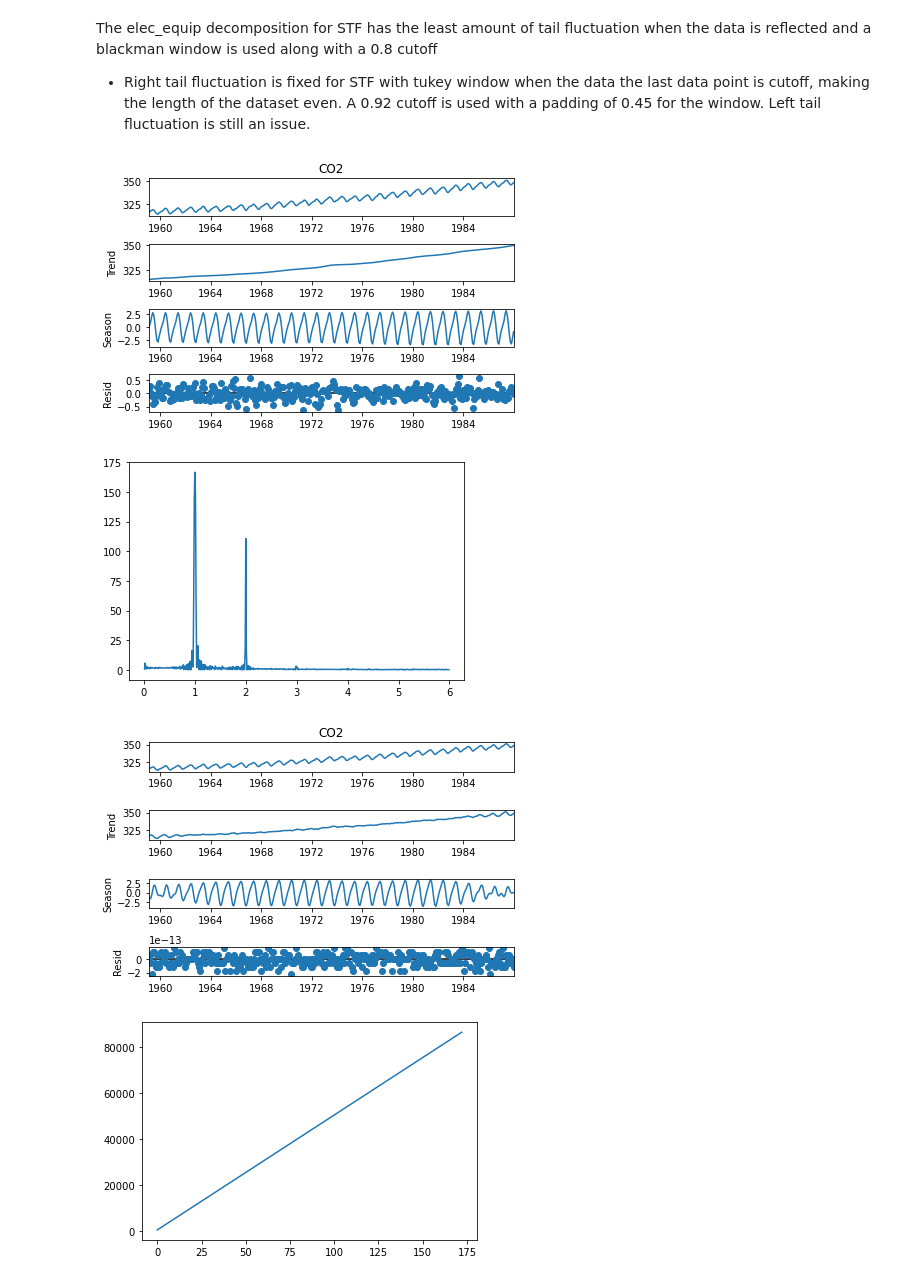
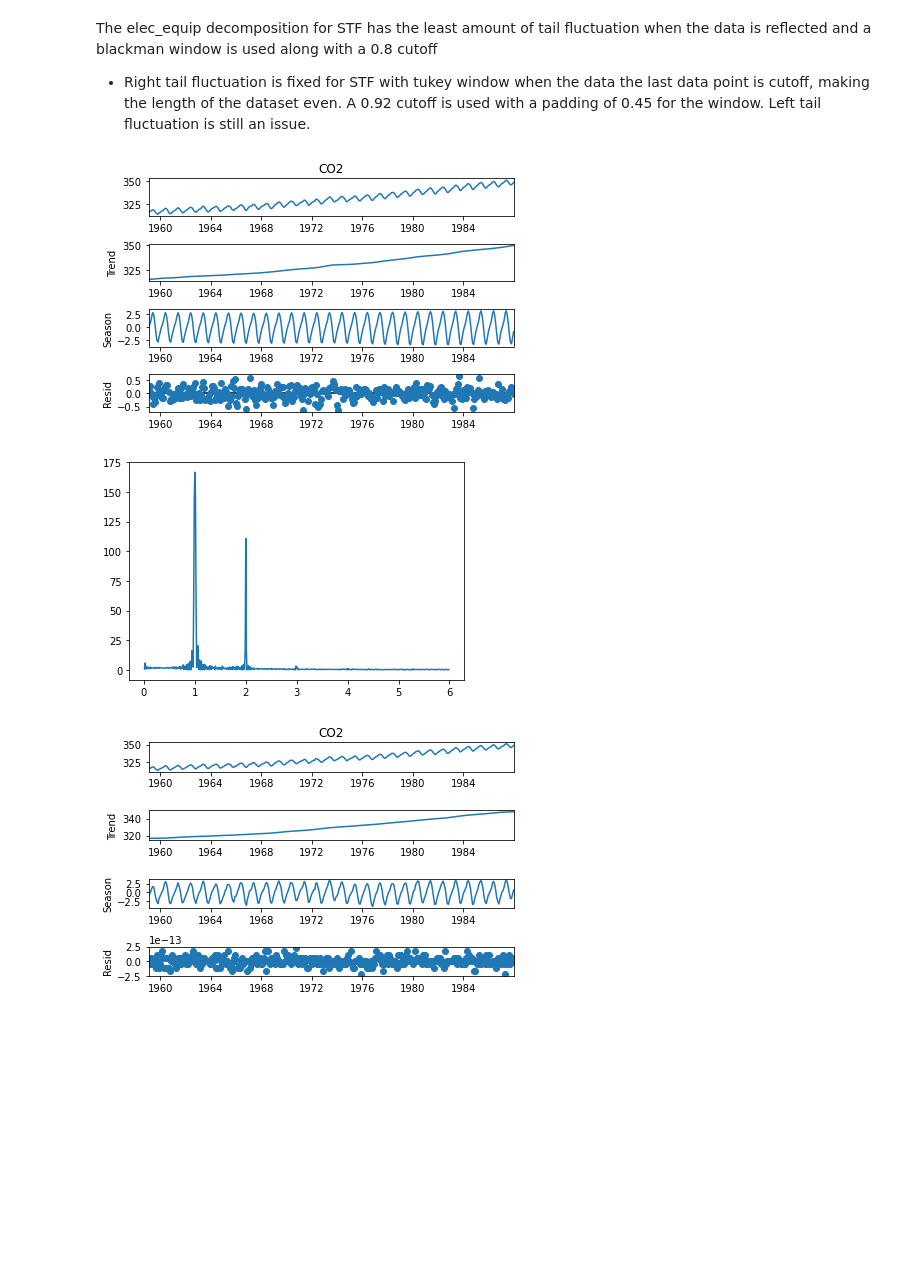
Before and after one commit to thodson-usgs/stf-decomposition, a Jupyter notebook: notebooks/02_stf_vs_stl.ipynb, the cells around one changed output. Drawn from its saved outputs; the diff is of its cells as text; code cells hidden in the pictures; blank space fills up the shorter version.

```diff
--- a/notebooks/02_stf_vs_stl.ipynb
+++ b/notebooks/02_stf_vs_stl.ipynb
@@ -10,6 +10,7 @@ from scipy.signal import get_window
 from sklearn.metrics import mean_squared_error
 import math
 import warnings
+import copy
 warnings.filterwarnings("ignore")
 class STF_reflected:
 
@@ -46,41 +47,28 @@ class STF_reflected:
         n = len(reflected)
         #Compute FFT
         fhat = np.fft.fft(reflected, n)
+        fhat_seasonal = copy.copy(fhat)
 
-        # Power Spectrum
-        PSD = fhat * np.conj(fhat) / n
 
         if self.window == "tukey":
             window = signal.tukey(len(reflected), alpha = self.pad)
         else:
             window = get_window(self.window, len(reflected))
 
-        PSD = PSD*window
-
-
         # X axis of freqs
         freq = (1 / (dt*n)) * np.arange(n)
 
-        # Plotting first half
-        L = np.arange(1, np.floor(n/2), dtype = 'int')
-        plt.figure()
-        plt.plot(freq[L], PSD[L])
-        plt.show()
+        # Apply window to freqs
+        freq = freq*window
 
-        # Use the PSD to filter out noise
-        # Filter out freqs with low power
-        peaks = int(np.quantile(PSD, self.cutoff))
-        indices = PSD < peaks
-        #indices = indices[int(half):(n + int(half))]
+        # Filter freqs for trend (low pass filter)
+        fhat[freq > 0.02] = 0
 
-        # Zero out small Fourier coefs
-        fhat_clean = indices * fhat
+        # Filter freqs for seasonal (high pass filter)
+        fhat_seasonal[freq <= 0.02] = 0
+
         # Inverse FFT for filtered time signal
-        ffilt = np.fft.ifft(fhat_clean)
-
-        # Filter out freqs with high power
-        indices_seasonal = PSD >= peaks
-        fhat_seasonal = indices_seasonal * fhat
+        ffilt = np.fft.ifft(fhat)
         ffilt_seasonal = np.fft.ifft(fhat_seasonal)
 
         ffilt = ffilt[len(f): (len(f)*2)]
@@ -251,21 +244,15 @@ The elec_equip decomposition for STF has the least amount of tail fluctuation wh
 # %%
 co2 =pd.read_csv('../data/co2.csv', index_col='date', parse_dates=True, squeeze=True)
 
 stl = STL(co2, seasonal=13)
 res = stl.fit()
 fig = res.plot()
 
 
 stf = STF_reflected(co2, "tukey", .98, pad = .4)
 res = stf.fit()
 fig = res.plot()
-
-
-stf = STF(co2, "tukey", cutoff=2e4)
-res = stf.fit()
-fig = res.plot()
 # %% [output]
 [figure]
 [figure]
-[figure, old version]
+[figure, new version]
-[figure, removed]
```
Also changed, not shown: parts of 6 cells of this notebook.
